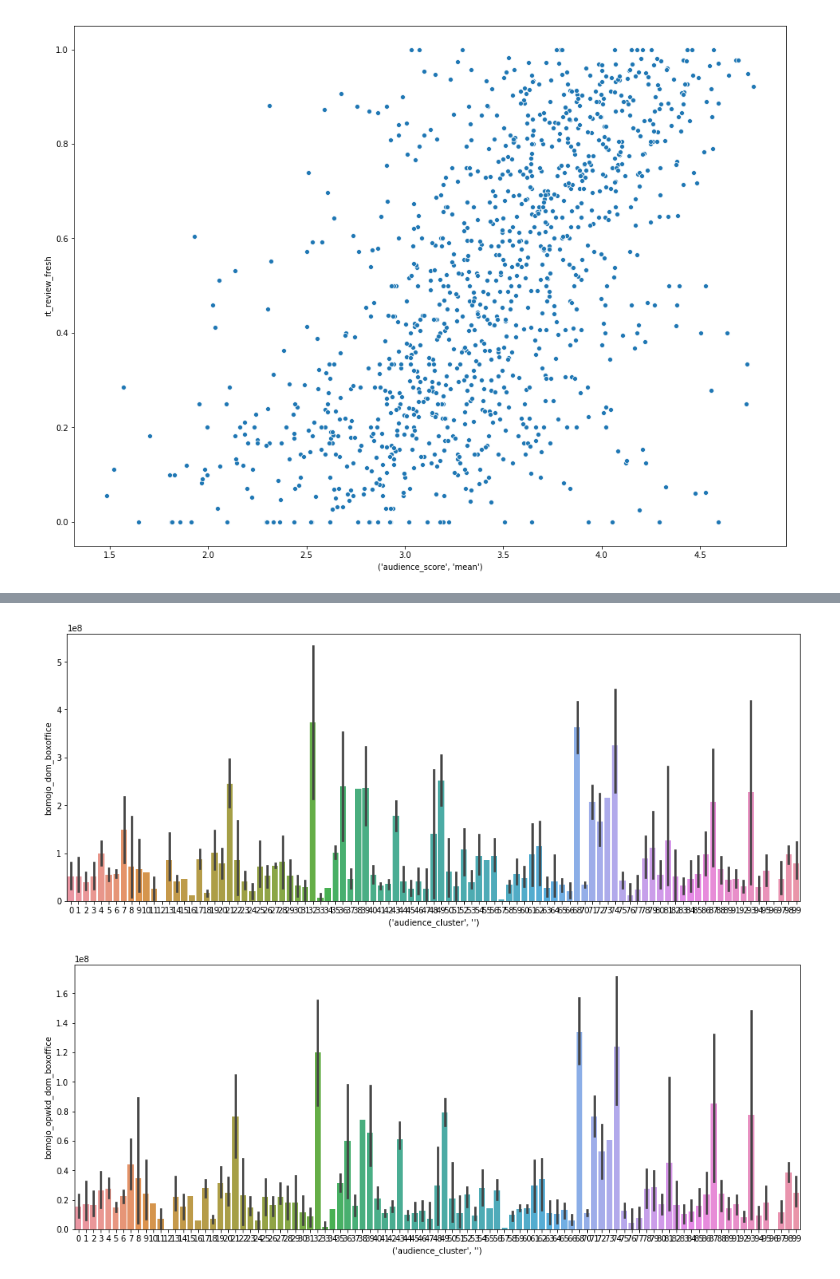
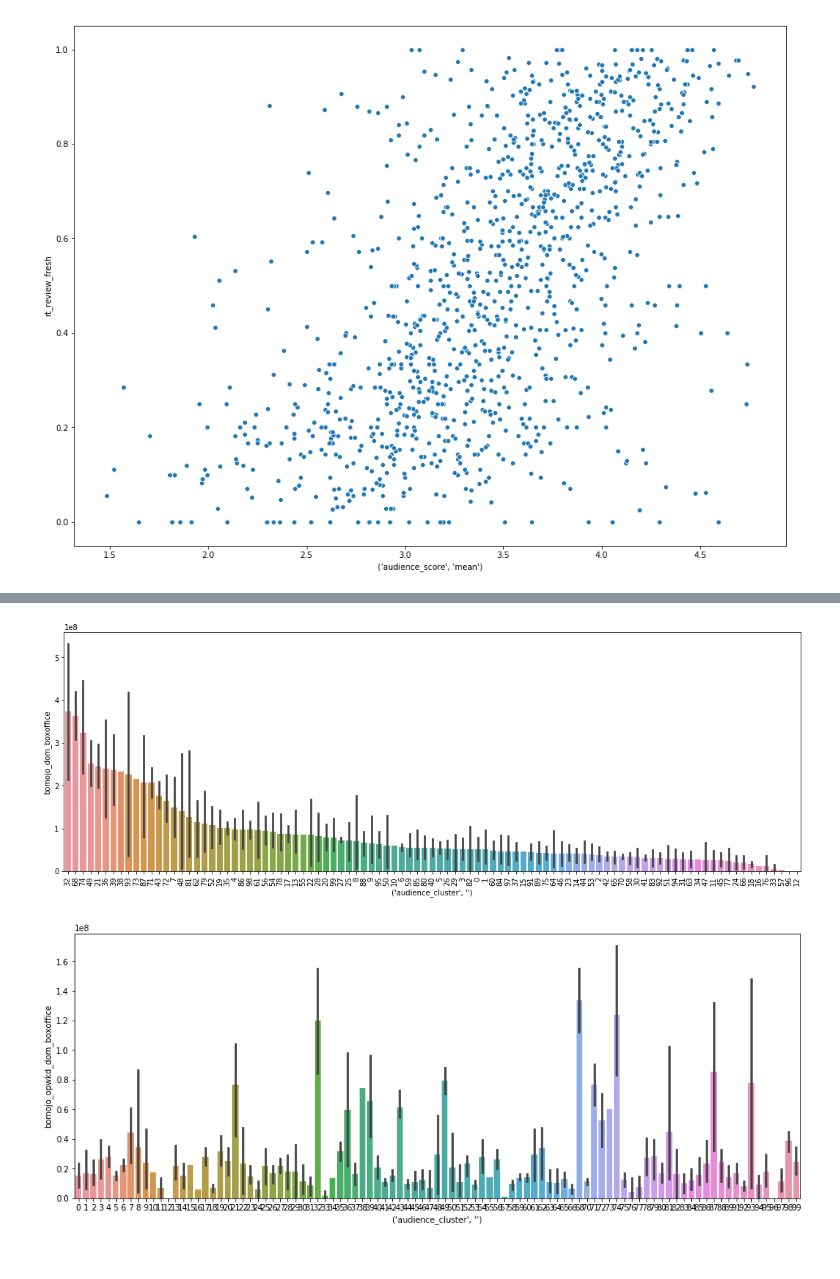
Before and after one commit to kylemcorliss/Thinkful, a Jupyter notebook: Unit 4 Capstone/Unit_4_capstone_model.ipynb, the cells around one changed output, grey strips where cells are left out. Saved outputs shown, nothing was run; the diff lists cells and outputs as text; code cells hidden in the pictures.

```diff
--- a/Unit 4 Capstone/Unit_4_capstone_model.ipynb
+++ b/Unit 4 Capstone/Unit_4_capstone_model.ipynb
@@ -953,3 +954,5 @@ sns.scatterplot(x="('audience_score', 'mean')", y='rt_review_fresh', data=df_bo_
 plt.show()
 # %% [output]
 [figure]
+# %%
+df_bo_predictor_cluster = df_bo_predictor[["('audience_cluster', '')",'bomojo_dom_boxoffice']].groupby(["('audience_cluster', '')"],as_index=True).mean()
@@ -956,9 +969,12 @@ plt.show()
 # %%
-plt.figure(figsize=(16,6))
-sns.barplot(x="('audience_cluster', '')", y='bomojo_dom_boxoffice', data=df_bo_predictor)
+cluster_order = df_bo_predictor_cluster.sort_values(by='bomojo_dom_boxoffice', ascending=False)
+
+plt.figure(figsize=(18,6))
+g = sns.barplot(x="('audience_cluster', '')", y='bomojo_dom_boxoffice', data=df_bo_predictor, order=cluster_order.index)
+g.set_xticklabels(g.get_xticklabels(),rotation=90)
 plt.show()
 # %% [output]
-[figure, old version]
+[figure, new version]
 # %%
 plt.figure(figsize=(16,6))
 sns.barplot(x="('audience_cluster', '')", y='bomojo_opwkd_dom_boxoffice', data=df_bo_predictor)
```
Also changed, not shown: parts of 3 cells of this notebook.
